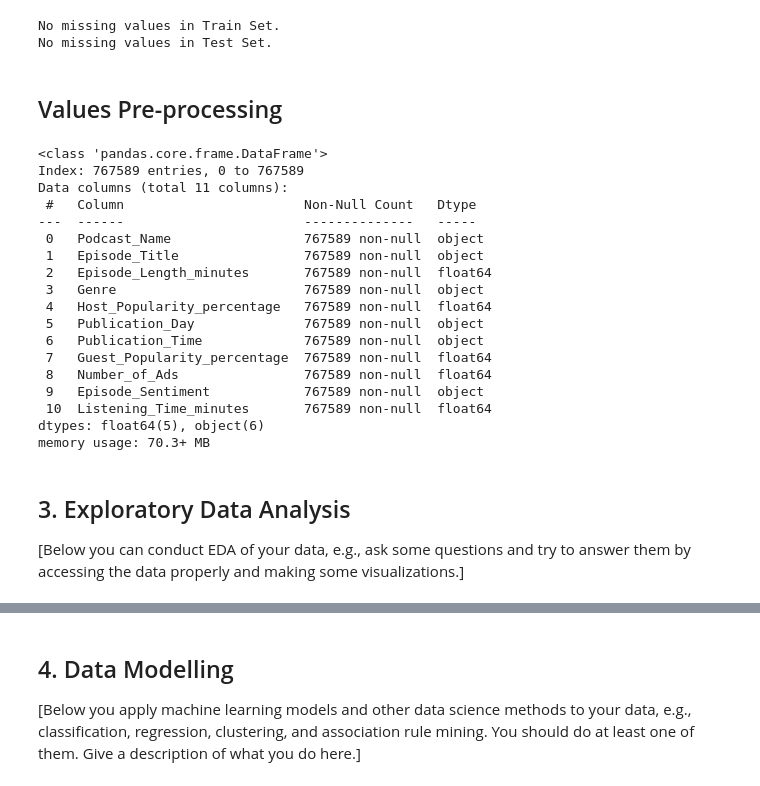
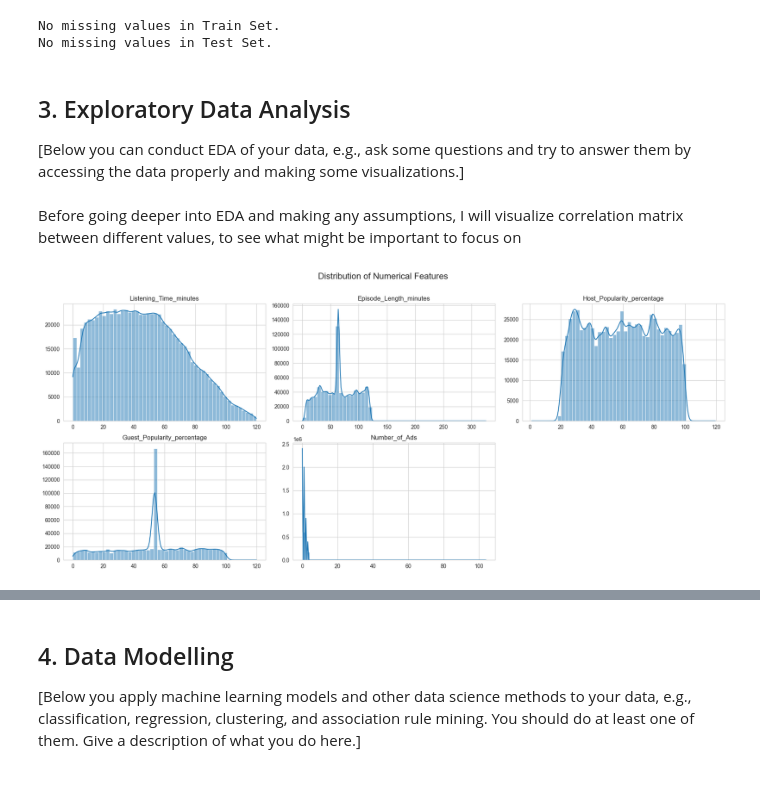
Before and after one commit to rifolio/PodcastWatchTimePrediction, a Jupyter notebook: Group_Vladyslav_report.ipynb, the cells around one changed output, grey strips where cells are left out. Saved outputs shown, nothing was run; the diff lists cells and outputs as text; code cells hidden in the pictures.

```diff
--- a/Group_Vladyslav_report.ipynb
+++ b/Group_Vladyslav_report.ipynb
@@ -264,30 +276,40 @@ show_missing(test, "Test Set")
 # %% [output]
 No missing values in Train Set.
 No missing values in Test Set.
-# %% [markdown]
-## Values Pre-processing
-# %%
-train.info()
-# %% [output]
-<class 'pandas.core.frame.DataFrame'>
-Index: 767589 entries, 0 to 767589
-Data columns (total 11 columns):
- #   Column                       Non-Null Count   Dtype
----  ------                       --------------   -----
- 0   Podcast_Name                 767589 non-null  object
- 1   Episode_Title                767589 non-null  object
- 2   Episode_Length_minutes       767589 non-null  float64
- 3   Genre                        767589 non-null  object
- 4   Host_Popularity_percentage   767589 non-null  float64
- 5   Publication_Day              767589 non-null  object
- 6   Publication_Time             767589 non-null  object
- 7   Guest_Popularity_percentage  767589 non-null  float64
- 8   Number_of_Ads                767589 non-null  float64
- 9   Episode_Sentiment            767589 non-null  object
- 10  Listening_Time_minutes       767589 non-null  float64
-dtypes: float64(5), object(6)
-memory usage: 70.3+ MB
 # %% [markdown]
 ## 3. Exploratory Data Analysis
 
 [Below you can conduct EDA of your data, e.g., ask some questions and try to answer them by accessing the data properly and making some visualizations.]
+# %% [markdown]
+Before going deeper into EDA and making any assumptions, I will visualize correlation matrix between different values, to see what might be important to focus on
+# %%
+numeric_features = [
+    'Listening_Time_minutes',
+    'Episode_Length_minutes',
+    'Host_Popularity_percentage',
+    'Guest_Popularity_percentage',
+    'Number_of_Ads'
+]
+# %%
+# using grid to plot multiple figures at once
+fig, axes = plt.subplots(nrows=2, ncols=3, figsize=(18, 8))
+fig.suptitle("Distribution of Numerical Features", fontsize=16)
+
+# easy iteration
+axes = axes.flatten()
+
+for i, feature in enumerate(numeric_features):
+    sns.histplot(train[feature], bins=50, kde=True, ax=axes[i])
+    axes[i].set_title(f"{feature}")
+    axes[i].set_xlabel("")
+    axes[i].set_ylabel("")
+
+if len(numeric_features) < len(axes):
+    for j in range(len(numeric_features), len(axes)):
+        fig.delaxes(axes[j])
+
+plt.tight_layout()
+plt.subplots_adjust(top=0.88)  # for title spacing
+plt.show()
+# %% [output]
+[figure, added]
```
Also changed, not shown: parts of 17 cells of this notebook.
